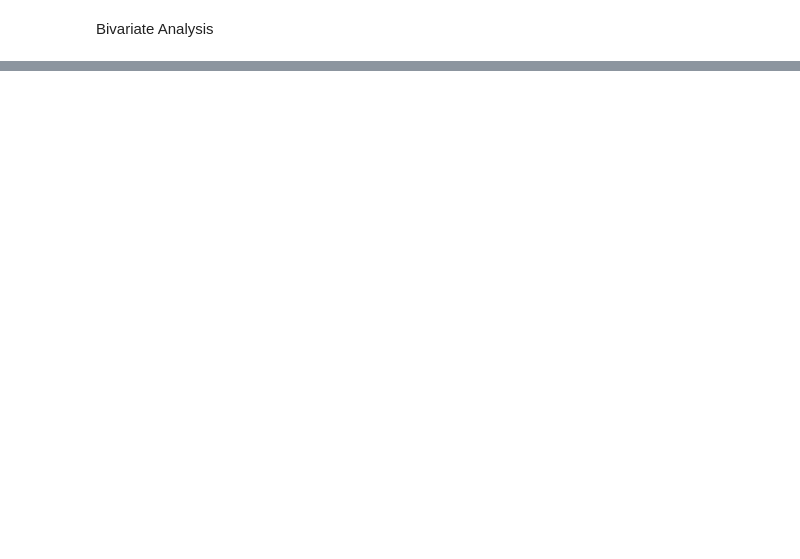
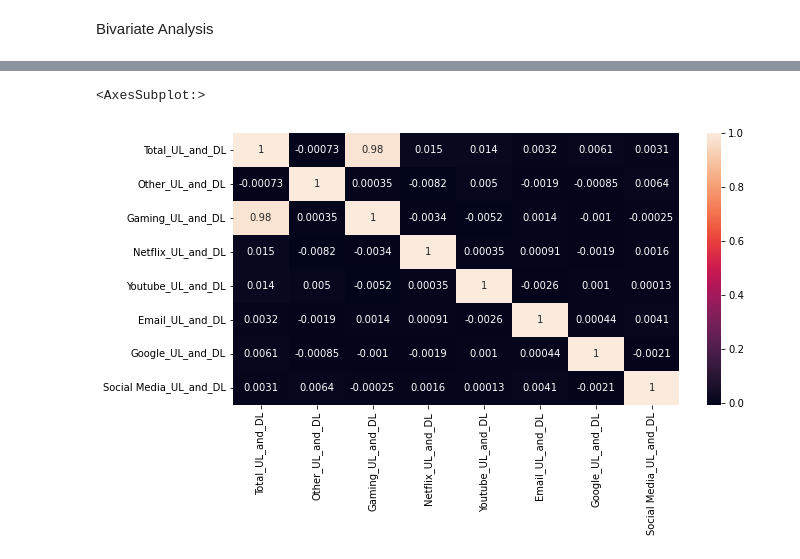
Before and after one commit to Tilda98/TelecommunicationDataAnalysis, a Jupyter notebook: notebook/data_understanding.ipynb, the cells around one changed output, grey strips where cells are left out. Drawn from its saved outputs; the diff is of its cells as text; code cells hidden in the pictures; blank space fills up the shorter version.

```diff
--- a/notebook/data_understanding.ipynb
+++ b/notebook/data_understanding.ipynb
@@ -795,0 +796,8 @@ plot_scatter(user_overview_data.sample(300), x_col="Total_UL_and_DL", y_col="Oth
+# %%
+# Creating a correlation matrix for the main columns to the analysis
+
+correlated_columns = ['Total_UL_and_DL','Other_UL_and_DL','Gaming_UL_and_DL','Netflix_UL_and_DL','Youtube_UL_and_DL','Email_UL_and_DL','Google_UL_and_DL','Social Media_UL_and_DL']
+sample_data_for_correlation = user_overview_data[correlated_columns]
+pd.set_option('display.float_format', lambda x: '%.3f' % x)
+corr = sample_data_for_correlation.corr()
+corr
@@ -795,0 +814,8 @@ plot_scatter(user_overview_data.sample(300), x_col="Total_UL_and_DL", y_col="Oth
+# %%
+# Creating a correlation heatmap
+
+plt.figure(figsize=(10,5))
+sns.heatmap(data=corr, annot = True)
+# %% [output]
+<AxesSubplot:>
+[figure, added]
```
Also changed, not shown: parts of 12 cells of this notebook, 1 other file.
